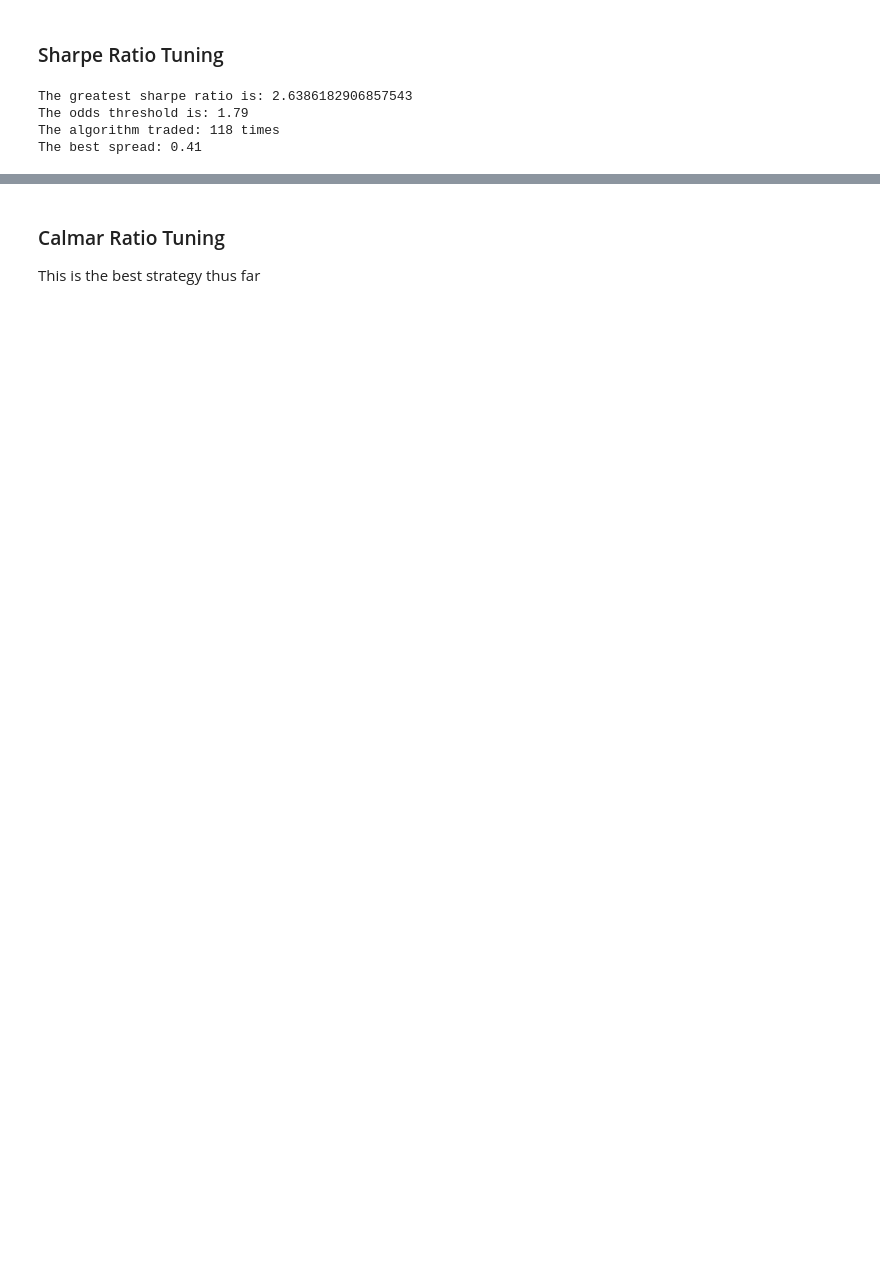
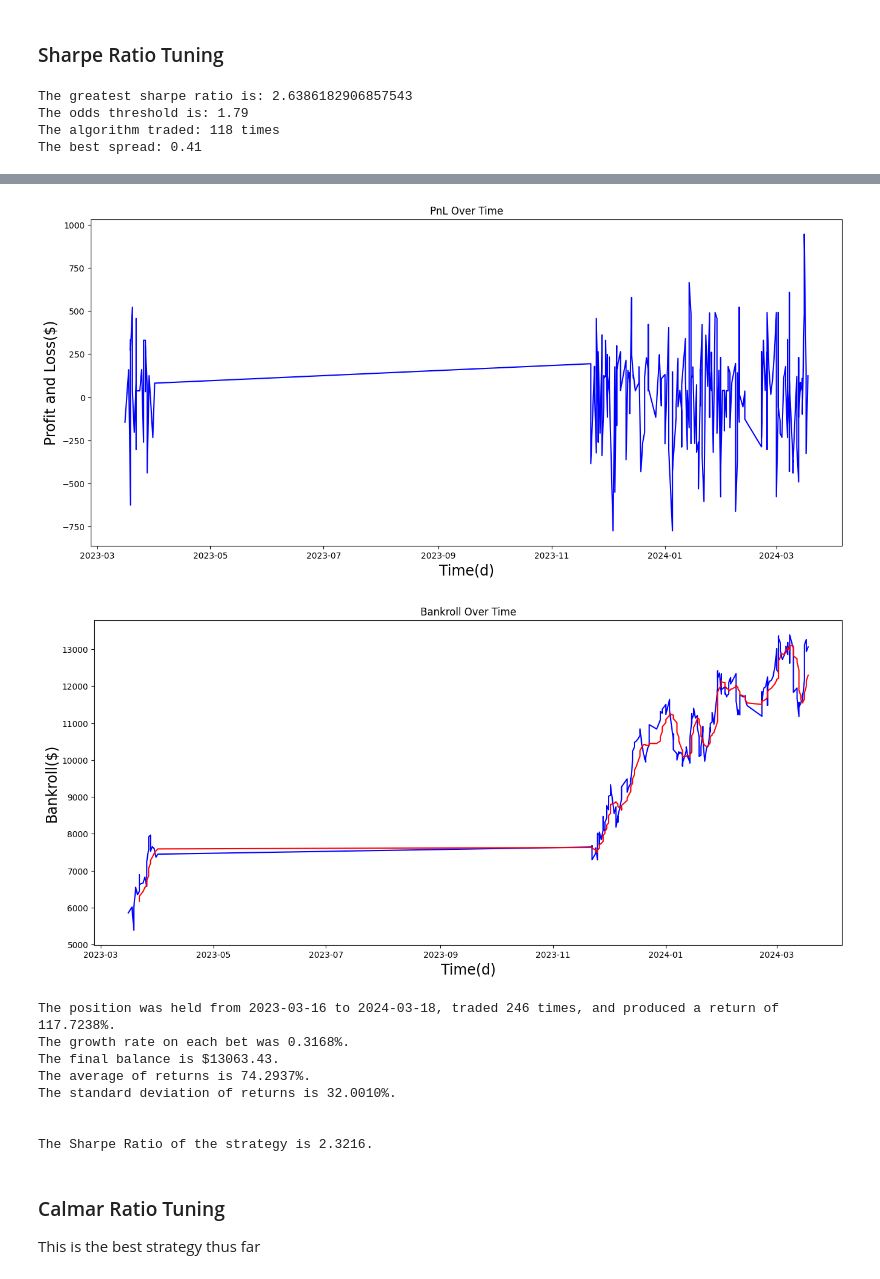
Before and after one commit to bluefish0125/Sports-Prediction, a Jupyter notebook: risk_management/Kelly_Criterion_Calibrated_Frank_Branch.ipynb, the cells around one changed output, grey strips where cells are left out. Drawn from its saved outputs; the diff is of its cells as text; code cells hidden in the pictures; blank space fills up the shorter version.

```diff
--- a/risk_management/Kelly_Criterion_Calibrated_Frank_Branch.ipynb
+++ b/risk_management/Kelly_Criterion_Calibrated_Frank_Branch.ipynb
@@ -323,8 +346,19 @@ The best spread: 0.41
 # %%
-threshold_shape = 1.79
-spread = 0.41
-bet_sharpe = bet[bet['odds_diff'] > spread]
-backtest(bet_sharpe, 6000, 0.5, threshold_shape)
+threshold_sharpe = 1.1
+spread_sharpe = 0.01
+bet_sharpe = bet[bet['odds_diff'] > spread_sharpe]
+backtest(bet_sharpe, 6000, 0.5, threshold_sharpe)
+# %% [output]
+[figure, added]
+[figure, added]
+The position was held from 2023-03-16 to 2024-03-18, traded 246 times, and produced a return of 117.7238%.
+The growth rate on each bet was 0.3168%.
+The final balance is $13063.43.
+The average of returns is 74.2937%.
+The standard deviation of returns is 32.0010%.
+
+
+The Sharpe Ratio of the strategy is 2.3216.
 # %% [markdown]
 ### Calmar Ratio Tuning
 This is the best strategy thus far
```
Also changed, not shown: parts of 6 cells of this notebook, 1 other file.
